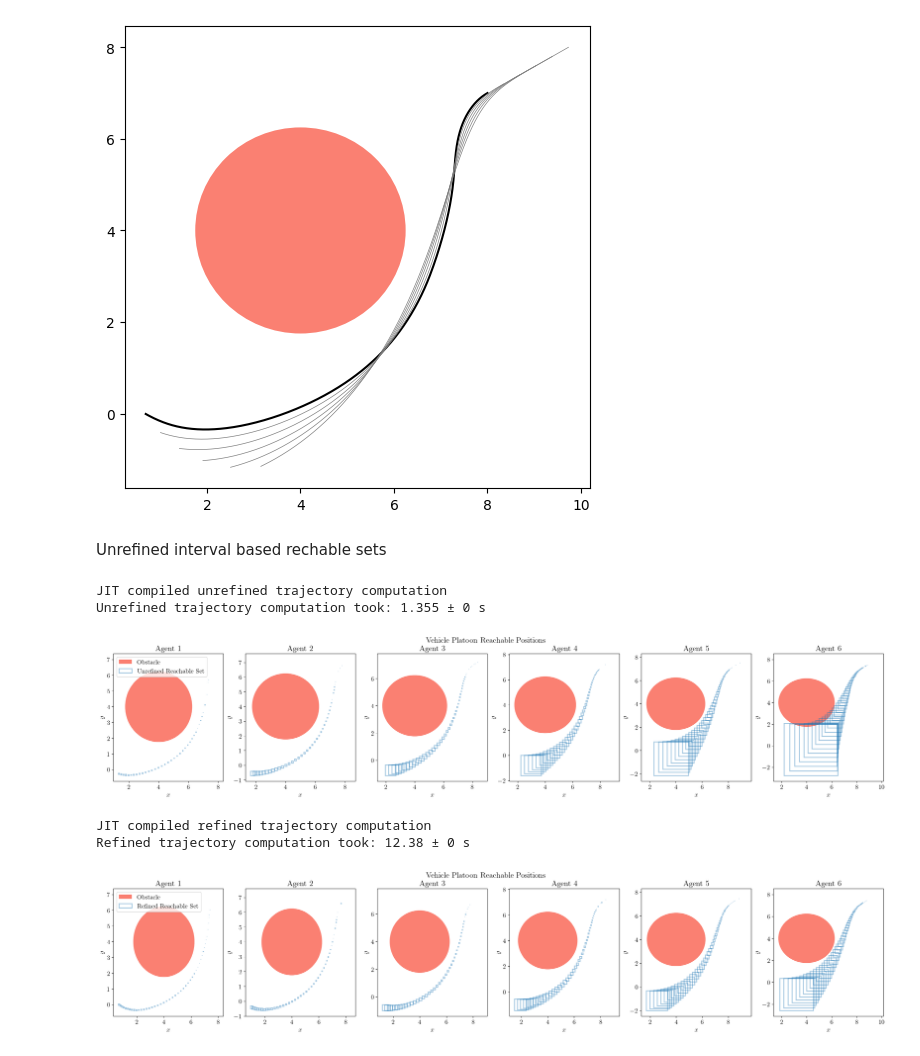
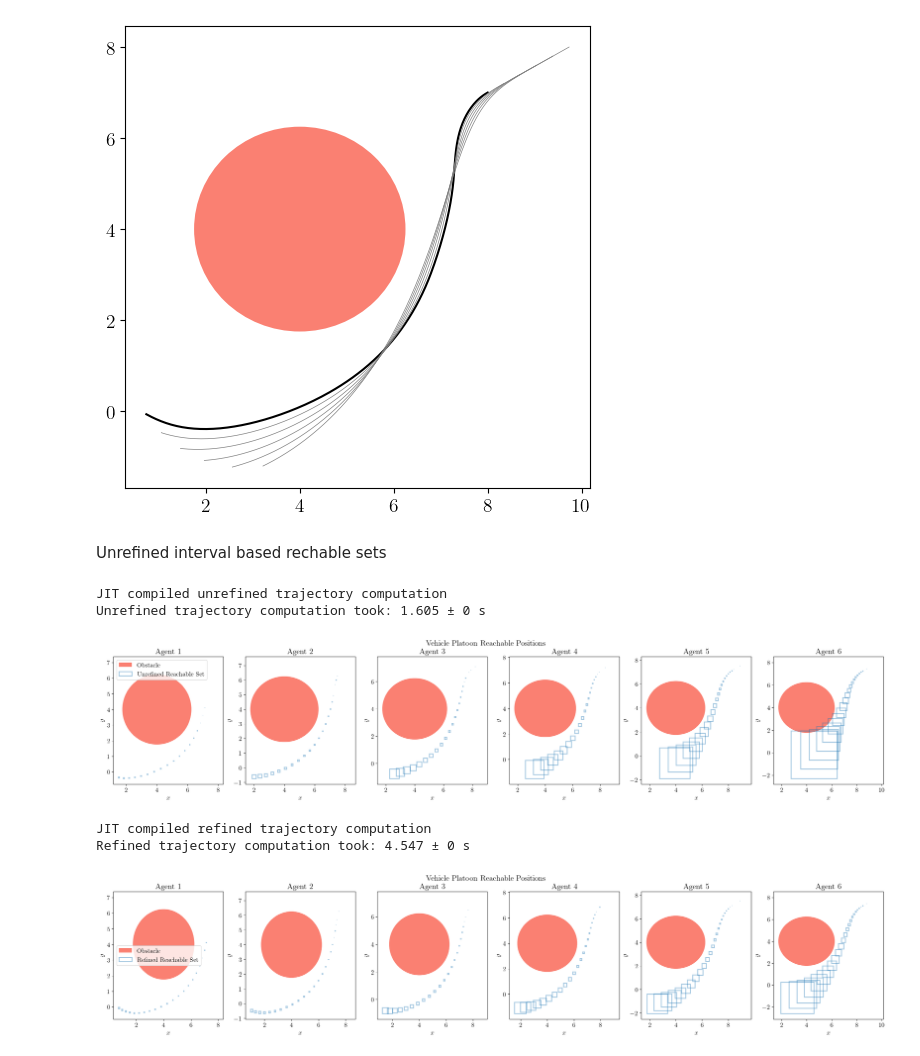
Before and after one commit to gtfactslab/immrax, a Jupyter notebook: examples/auxillary_vars/platoon.ipynb, the cells around one changed output. Drawn from its saved outputs; the diff is of its cells as text; code cells hidden in the pictures.

Commit message:
feat: first iteration of platoon example

```diff
--- a/examples/auxillary_vars/platoon.ipynb
+++ b/examples/auxillary_vars/platoon.ipynb
@@ -21,7 +22,7 @@ import matplotlib.patches as patches
 t0 = 0
 tf = 3
 du = 0.05  # Size of control discretization
-dtdu = 10  # Number of integration time steps per control discretization
+dtdu = 5  # Number of integration time steps per control discretization
 x0 = onp.array([8, 7, -onp.sqrt(3), -1])
 
 # Platoon parameters
@@ -249,7 +250,7 @@ ax.plot(
 for i in range(1, num_agents):
     ax.plot(traj.ys[:, 4 * i], traj.ys[:, 4 * i + 1], color="gray", linewidth=0.5)
 # %% [output]
-[figure, old version]
+[figure, new version]
 # %% [markdown]
 Unrefined interval based rechable sets
 # %%
@@ -284,7 +285,7 @@ print(
 )
 # %% [output]
 JIT compiled unrefined trajectory computation
-Unrefined trajectory computation took: 1.355 ± 0 s
+Unrefined trajectory computation took: 1.605 ± 0 s
 # %%
 plt.rcParams.update({"text.usetex": True, "font.family": "CMU Serif", "font.size": 14})
 plot_frequency = 10
@@ -319,23 +320,18 @@ for i in range(num_agents):
     if i == 0:
         ax[i].legend()
 # %% [output]
-[figure, old version]
+[figure, new version]
 # %%
-from immrax.embedding import AuxVarEmbedding
-
-# jax.config.update("jax_debug_nans", True)
-
 pvx = jnp.array([1.0, 0, 1.0, 0])
 pvy = jnp.array([0.0, 1.0, 0, 1.0])
 pairings = jnp.zeros((2 * num_agents, 4 * num_agents))
 for i in range(num_agents):
     pairings = pairings.at[2 * i, 4 * i : 4 * i + 4].set(pvx)
     pairings = pairings.at[2 * i + 1, 4 * i : 4 * i + 4].set(pvy)
+# TODO: try pairing position of follower with leader
 H = jnp.vstack([jnp.eye(4 * num_agents), pairings])
 
 x0_platoon_lifted = irx.i2ut(irx.interval(H @ x0_platoon))
-
-
 platoon_int_aux = AuxVarEmbedding(platoon, H)
 
 traj_int_aux = platoon_int_aux.compute_trajectory(
@@ -363,37 +359,34 @@ print(f"Refined trajectory computation took: {times.mean():.4g} ± {times.std():
 old_traj_int_aux = traj_int_aux
 # %% [output]
 JIT compiled refined trajectory computation
-Refined trajectory computation took: 12.38 ± 0 s
+Refined trajectory computation took: 4.547 ± 0 s
 # %%
-traj_int_aux.tfinite = jnp.where(
-    jnp.isfinite(old_traj_int_aux._ys).all(axis=1),
-    jnp.ones_like(old_traj_int_aux.tfinite, dtype=bool),
-    jnp.zeros_like(old_traj_int_aux.tfinite, dtype=bool),
-)  # Plot only until trajectory overflows
 traj_int_aux.tfinite = (
     jnp.zeros_like(old_traj_int_aux.tfinite, dtype=bool)
     .at[::plot_frequency]
     .set(old_traj_int_aux.tfinite[::plot_frequency])
 )  # Don't plot interval at every timestep
 
 fig, ax = plt.subplots(1, num_agents, figsize=(5 * num_agents, 5))
 fig.suptitle("Vehicle Platoon Reachable Positions")
 ax = ax.flatten()
 
 for i in range(num_agents):
     plt.sca(ax[i])
     circle = patches.Circle(
         obstacle_center, obstacle_radius, facecolor="salmon", label="Obstacle"
     )
     plt.gca().add_patch(circle)
     # draw_refined_trajectory_2d(traj_int_aux, H, vars=(4 * i, 4 * i + 1)) # This is very slow
     draw_trajectory_2d(
         traj_int_aux, vars=(4 * i, 4 * i + 1), label="Refined Reachable Set"
     )
     ax[i].set_title(f"Agent {i + 1}")
     ax[i].set_xlabel("$x$")
     ax[i].set_ylabel("$y$")
     if i == 0:
         ax[i].legend()
+
+    # NOTE: This works with just first-order sampling, don't need second order
 # %% [output]
-[figure, old version]
+[figure, new version]
```
Also changed, not shown: parts of 2 cells of this notebook.
